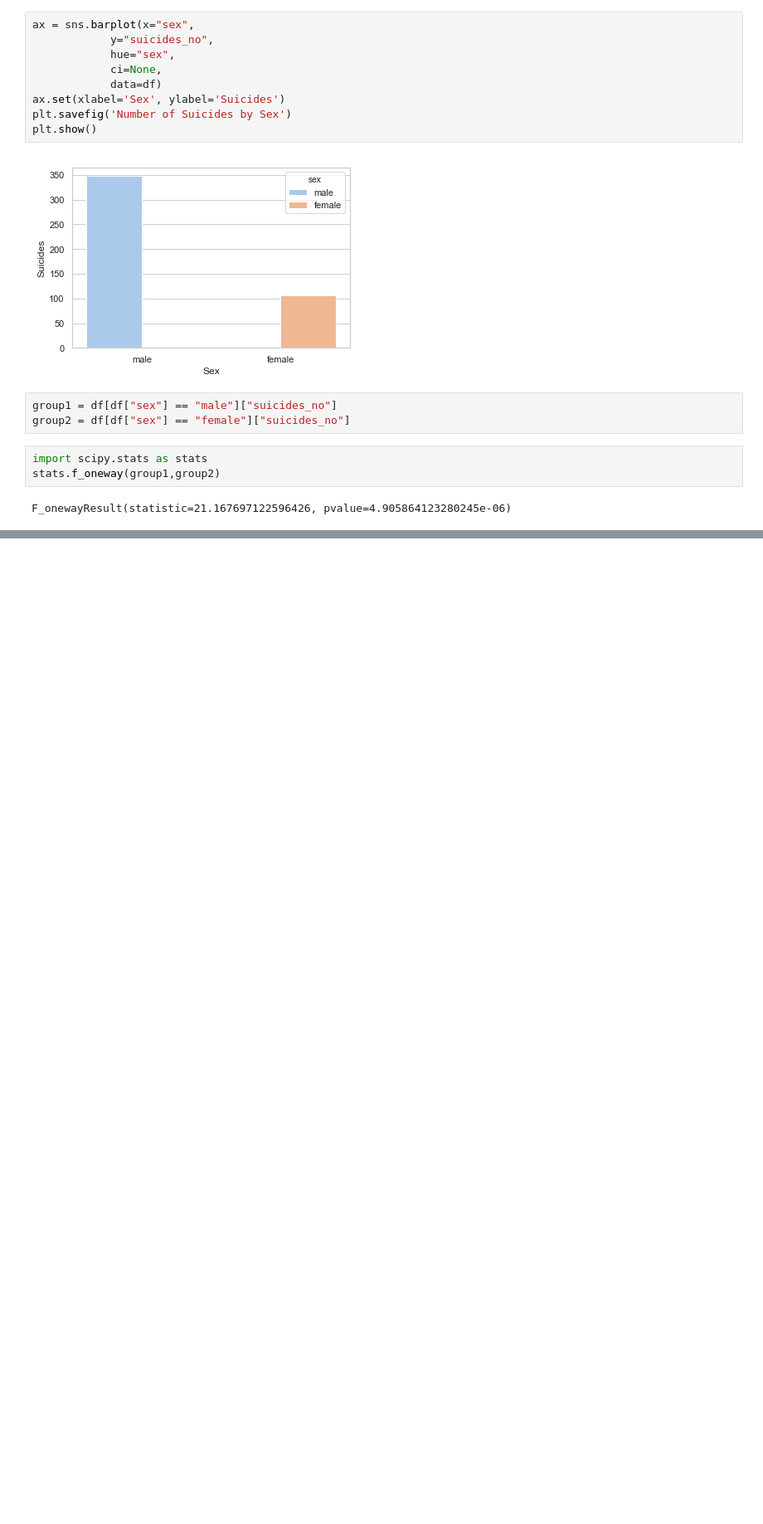
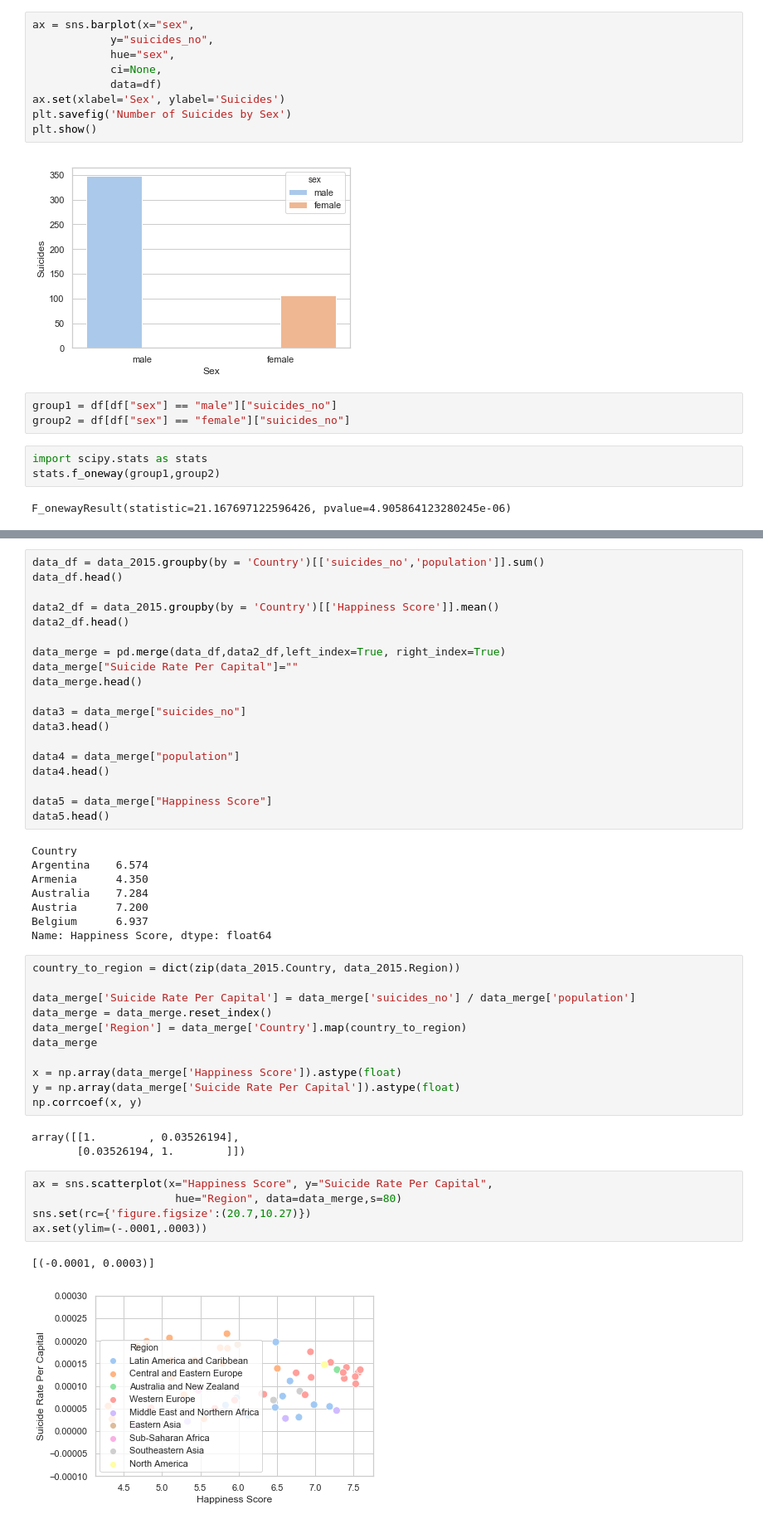
Before and after one commit to sno90/Osorio_Homework, a Jupyter notebook: 07-Project1/Region Suicide Numbers.ipynb, the cells around one changed output, grey strips where cells are left out. Shown at 83% size. Drawn from its saved outputs; the diff is of its cells as text; blank space fills up the shorter version.

```diff
--- a/07-Project1/Region Suicide Numbers.ipynb
+++ b/07-Project1/Region Suicide Numbers.ipynb
@@ -375,0 +227,49 @@ F_onewayResult(statistic=21.167697122596426, pvalue=4.905864123280245e-06)
+# %%
+data_df = data_2015.groupby(by = 'Country')[['suicides_no','population']].sum()
+data_df.head()
+
+data2_df = data_2015.groupby(by = 'Country')[['Happiness Score']].mean()
+data2_df.head()
+
+data_merge = pd.merge(data_df,data2_df,left_index=True, right_index=True)
+data_merge["Suicide Rate Per Capital"]=""
+data_merge.head()
+
+data3 = data_merge["suicides_no"]
+data3.head()
+
+data4 = data_merge["population"]
+data4.head()
+
+data5 = data_merge["Happiness Score"]
+data5.head()
+# %% [output]
+Country
+Argentina    6.574
+Armenia      4.350
+Australia    7.284
+Austria      7.200
+Belgium      6.937
+Name: Happiness Score, dtype: float64
+# %%
+country_to_region = dict(zip(data_2015.Country, data_2015.Region))
+
+data_merge['Suicide Rate Per Capital'] = data_merge['suicides_no'] / data_merge['population']
+data_merge = data_merge.reset_index()
+data_merge['Region'] = data_merge['Country'].map(country_to_region)
+data_merge
+
+x = np.array(data_merge['Happiness Score']).astype(float)
+y = np.array(data_merge['Suicide Rate Per Capital']).astype(float)
+np.corrcoef(x, y)
+# %% [output]
+array([[1.        , 0.03526194],
+       [0.03526194, 1.        ]])
+# %%
+ax = sns.scatterplot(x="Happiness Score", y="Suicide Rate Per Capital",
+                      hue="Region", data=data_merge,s=80)
+sns.set(rc={'figure.figsize':(20.7,10.27)})
+ax.set(ylim=(-.0001,.0003))
+# %% [output]
+[(-0.0001, 0.0003)]
+[figure, added]
```
Also changed, not shown: parts of 31 cells of this notebook.
